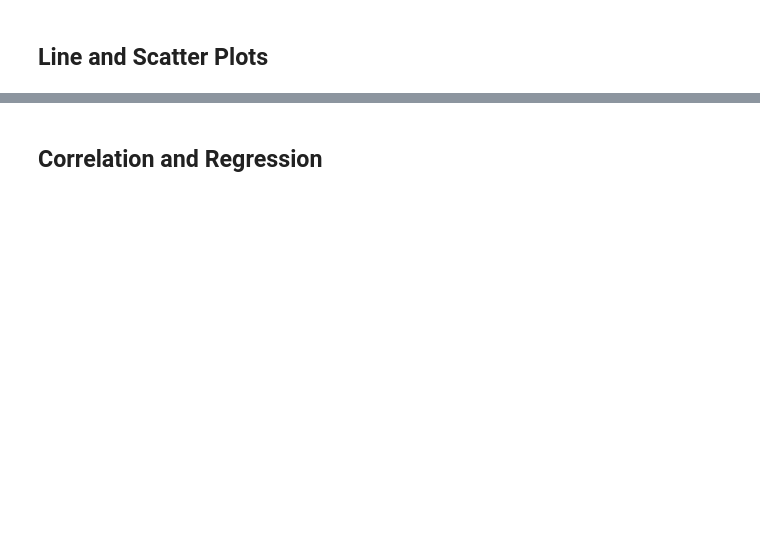
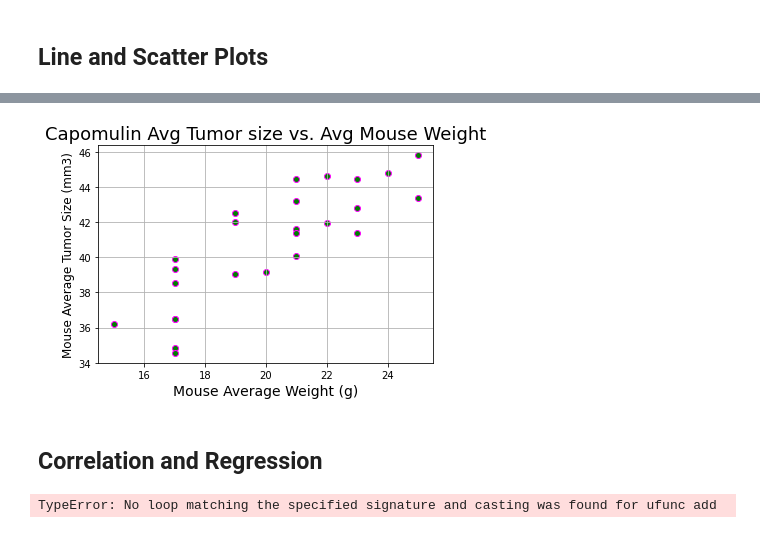
Before and after one commit to Travbz/matplotlib-challenge, a Jupyter notebook: Pymaceuticals/pymaceuticals_starter.ipynb, the cells around one changed output, grey strips where cells are left out. Drawn from its saved outputs; the diff is of its cells as text; code cells hidden in the pictures; blank space fills up the shorter version.

Commit message:
correlation and regression

```diff
--- a/Pymaceuticals/pymaceuticals_starter.ipynb
+++ b/Pymaceuticals/pymaceuticals_starter.ipynb
@@ -323,5 +438,38 @@ Name: Tumor Volume (mm3), dtype: float64
+# %%
+# Generate a scatter plot of average tumor volume vs. mouse weight for the Capomulin regimen
+capomulin_group = cleaned_mice.loc[cleaned_mice['Drug Regimen']== 'Capomulin']
+# x axis will be weight
+# y axis will be tumor vol mm3
+
+#find averages for weight and tumor size in capomulin mice
+capo_mice_tumor_vol_avg = pd.DataFrame(capomulin_group.groupby('Mouse ID')['Tumor Volume (mm3)'].mean())
+capo_mice_weight_avg = pd.DataFrame(capomulin_group.groupby('Mouse ID')['Weight (g)'].mean())
+
+#merge weight and tumor averages in one df
+merged_capomulin_mice_averages_df = pd.merge(capo_mice_tumor_vol_avg, capo_mice_weight_avg, on='Mouse ID')
+merged_capomulin_mice_averages_df
+
+#generate scatterplot axis data
+x_scatter = capo_mice_weight_avg['Weight (g)']
+y_scatter = capo_mice_tumor_vol_avg['Tumor Volume (mm3)']
+
+#generate scatterplot
+color_a =['green']
+plt.scatter(x_scatter, y_scatter, marker='o', c=color_a, edgecolors='fuchsia')
+
+#formatting and labeling
+plt.title('Capomulin Avg Tumor size vs. Avg Mouse Weight', fontsize=18)
+plt.xlabel('Mouse Average Weight (g)', fontsize=14)
+plt.ylabel('Mouse Average Tumor Size (mm3)', fontsize=12)
+plt.grid(True)
+# %% [output]
+[figure, added]
 # %% [markdown]
 ## Correlation and Regression
 # %%
 # Calculate the correlation coefficient and linear regression model
+correlation = st.pearsonr (capo_mice_tumor_vol_avg, capo_mice_weight_avg)
+print(f"The correlation of coefficient between average mouse weight and average tumor volume for the Capomulin regimen is {correlation[0].round(2)}.")
 # for mouse weight and average tumor volume for the Capomulin regimen
+# %% [output]
+TypeError: No loop matching the specified signature and casting was found for ufunc add
```
Also changed, not shown: parts of 12 cells of this notebook.
